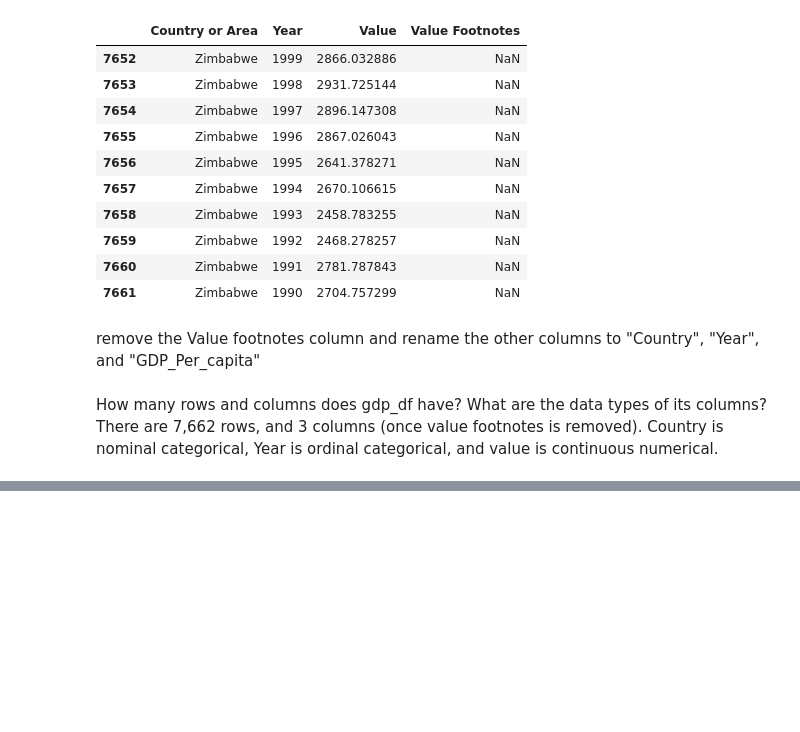
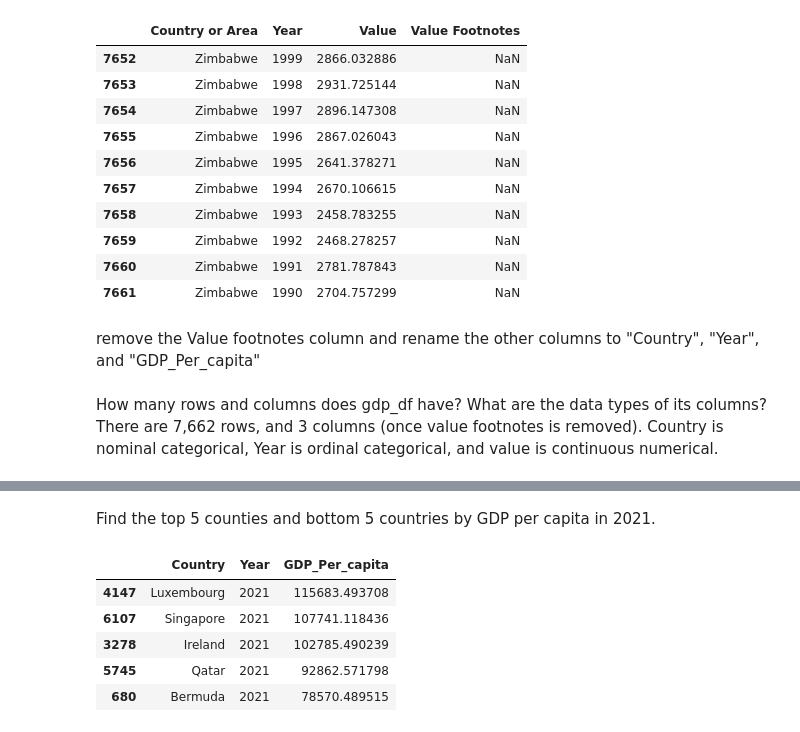
Before and after one commit to nss-data-science-cohort-8/un-exploration-Mythical-clj, a Jupyter notebook: notebooks/UN_Data_Exploration.ipynb, the cells around one changed output, grey strips where cells are left out. Saved outputs shown, nothing was run; the diff lists cells and outputs as text; code cells hidden in the pictures; blank space fills up the shorter version.

```diff
--- a/notebooks/UN_Data_Exploration.ipynb
+++ b/notebooks/UN_Data_Exploration.ipynb
@@ -112,0 +142,11 @@ Name: count, Length: 242, dtype: int64
+# %% [markdown]
+Find the top 5 counties and bottom 5 countries by GDP per capita in 2021.
+# %%
+gdp_2021.sort_values('GDP_Per_capita', ascending = False).head(5)
+# %% [output]
+|  | Country | Year | GDP_Per_capita |
+| 4147 | Luxembourg | 2021 | 115683.493708 |
+| 6107 | Singapore | 2021 | 107741.118436 |
+| 3278 | Ireland | 2021 | 102785.490239 |
+| 5745 | Qatar | 2021 | 92862.571798 |
+| 680 | Bermuda | 2021 | 78570.489515 |
```
Also changed, not shown: parts of 18 cells of this notebook.
